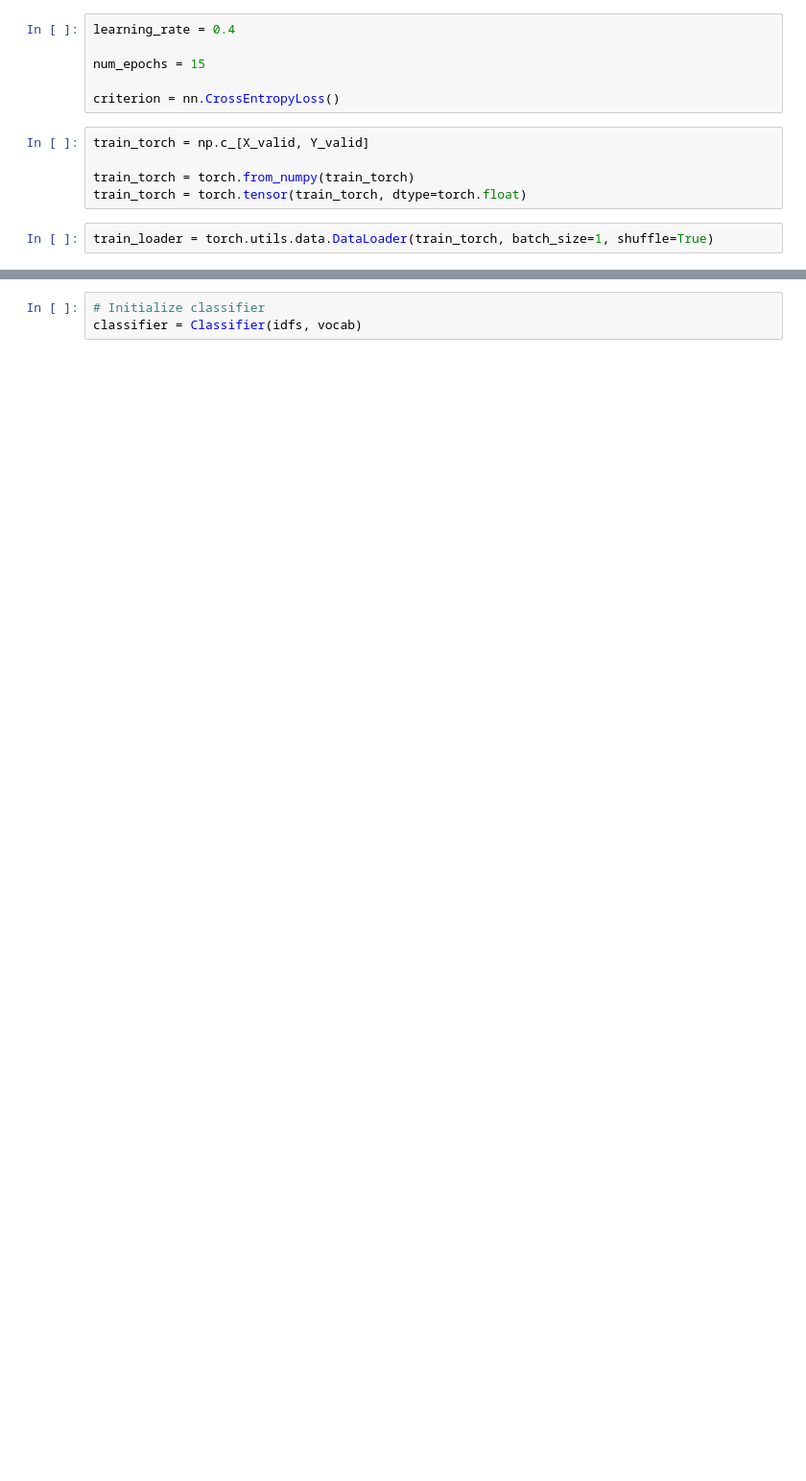
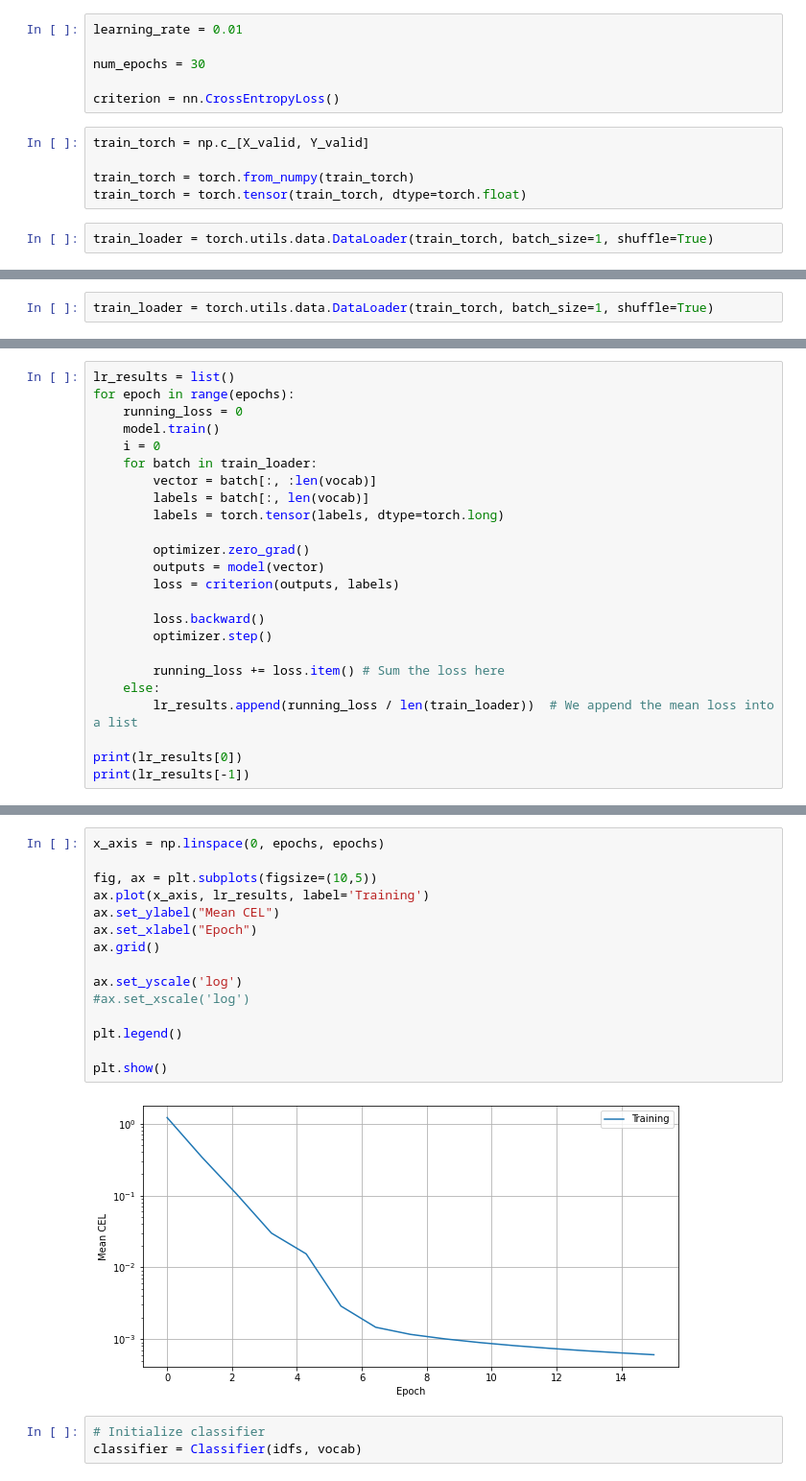
Before and after one commit to STProgrammer/GA-classification, a Jupyter notebook: GA-text-classification - pt-test.ipynb, the cells around one changed output, grey strips where cells are left out. Shown: that part at 96% size. Cells and saved outputs as stored; diff of their text form; blank space fills up the shorter version.

```diff
--- a/GA-text-classification - pt-test.ipynb
+++ b/GA-text-classification - pt-test.ipynb
@@ -752,7 +848,7 @@ def training(num_epochs, model, optimizer, criterion, train_loader):
 # %%
-learning_rate = 0.4
+learning_rate = 0.01
 
-num_epochs = 15
+num_epochs = 30
 
 criterion = nn.CrossEntropyLoss()
 # %%
@@ -836,0 +972,2 @@ len(sgd_results)
+# %%
+train_loader = torch.utils.data.DataLoader(train_torch, batch_size=1, shuffle=True)
@@ -836,0 +985,24 @@ len(sgd_results)
+# %%
+lr_results = list()
+for epoch in range(epochs):
+    running_loss = 0
+    model.train()
+    i = 0
+    for batch in train_loader:
+        vector = batch[:, :len(vocab)]
+        labels = batch[:, len(vocab)]
+        labels = torch.tensor(labels, dtype=torch.long)
+
+        optimizer.zero_grad()
+        outputs = model(vector)
+        loss = criterion(outputs, labels)
+
+        loss.backward()
+        optimizer.step()
+
+        running_loss += loss.item() # Sum the loss here
+    else:
+        lr_results.append(running_loss / len(train_loader))  # We append the mean loss into a list
+
+print(lr_results[0])
+print(lr_results[-1])
@@ -837,3 +1012,20 @@ len(sgd_results)
+# %%
+x_axis = np.linspace(0, epochs, epochs)
+
+fig, ax = plt.subplots(figsize=(10,5))
+ax.plot(x_axis, lr_results, label='Training')
+ax.set_ylabel("Mean CEL")
+ax.set_xlabel("Epoch")
+ax.grid()
+
+ax.set_yscale('log')
+#ax.set_xscale('log')
+
+plt.legend()
+
+plt.show()
+# %% [output]
+[figure, added]
 # %%
 # Initialize classifier
 classifier = Classifier(idfs, vocab)
```
Also changed, not shown: parts of 40 cells of this notebook, 2 other files.
